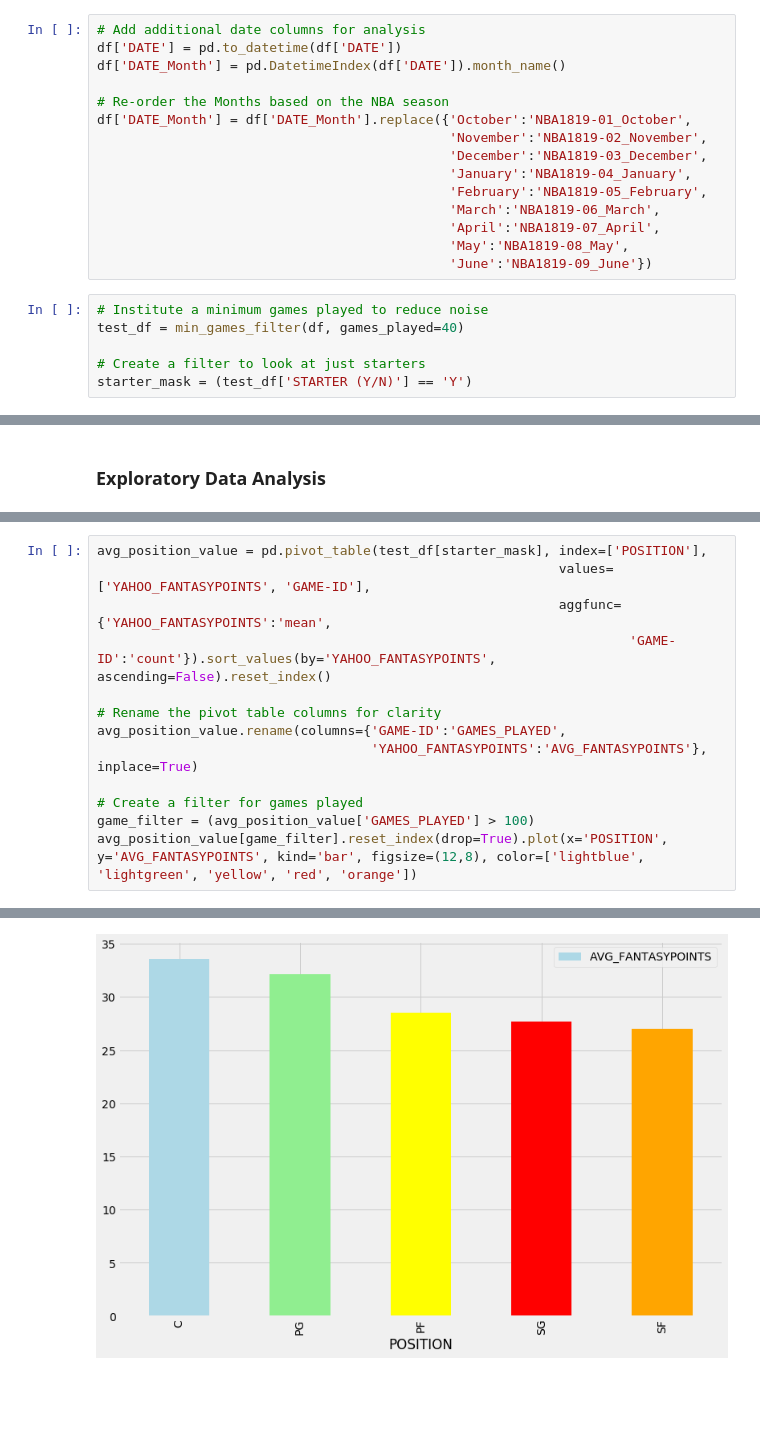
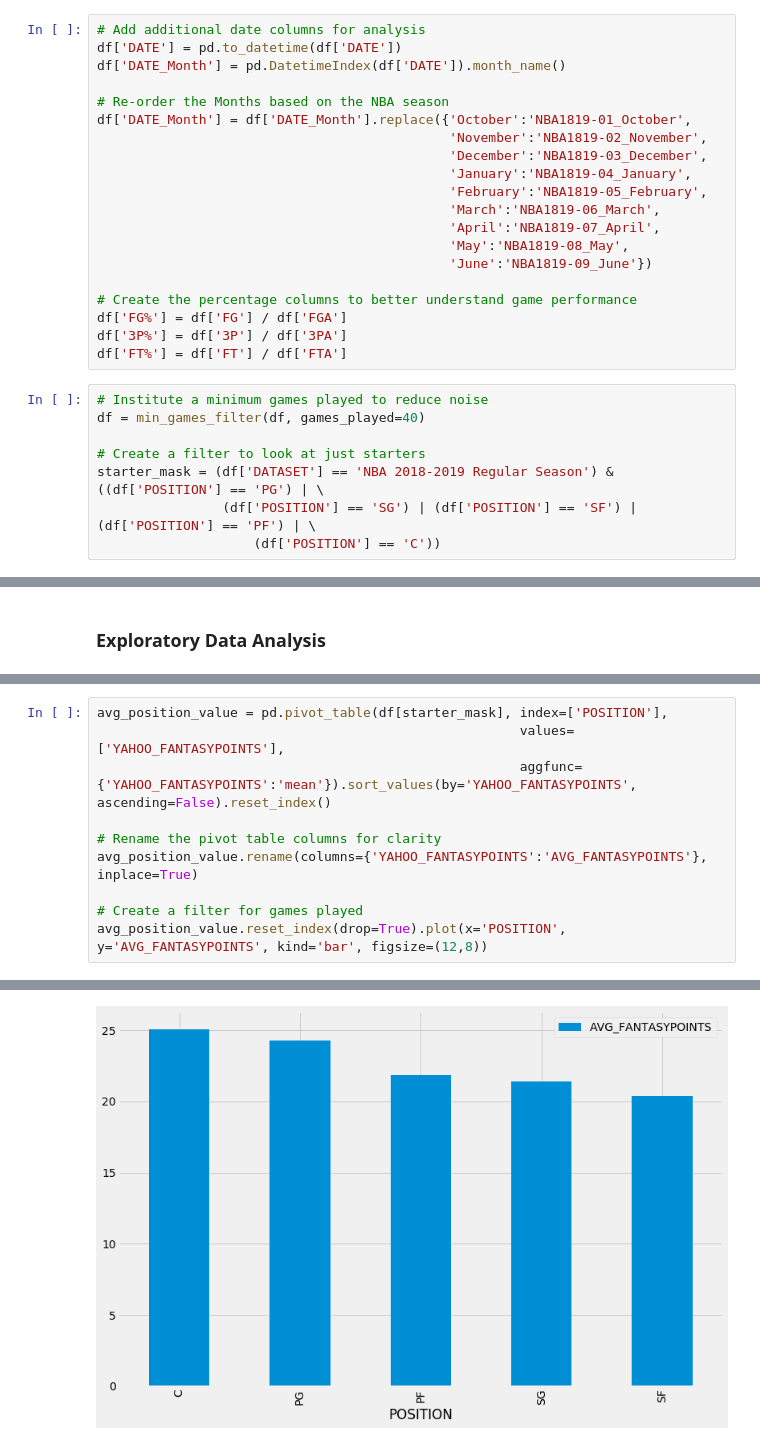
Before and after one commit to acheng1230/Udacity_DataScientist_Nanodegree, a Jupyter notebook: Project_01/ipynb/02_DataAnalysis_PlayerStats-DFS.ipynb, the cells around one changed output, grey strips where cells are left out. Drawn from its saved outputs; the diff is of its cells as text; blank space fills up the shorter version.

```diff
--- a/Project_01/ipynb/02_DataAnalysis_PlayerStats-DFS.ipynb
+++ b/Project_01/ipynb/02_DataAnalysis_PlayerStats-DFS.ipynb
@@ -92,9 +92,16 @@ df['DATE_Month'] = df['DATE_Month'].replace({'October':'NBA1819-01_October',
                                              'April':'NBA1819-07_April',
                                              'May':'NBA1819-08_May',
                                              'June':'NBA1819-09_June'})
+
+# Create the percentage columns to better understand game performance
+df['FG%'] = df['FG'] / df['FGA']
+df['3P%'] = df['3P'] / df['3PA']
+df['FT%'] = df['FT'] / df['FTA']
 # %%
 # Institute a minimum games played to reduce noise
-test_df = min_games_filter(df, games_played=40)
+df = min_games_filter(df, games_played=40)
 
 # Create a filter to look at just starters
-starter_mask = (test_df['STARTER (Y/N)'] == 'Y')
+starter_mask = (df['DATASET'] == 'NBA 2018-2019 Regular Season') & ((df['POSITION'] == 'PG') | \
+                (df['POSITION'] == 'SG') | (df['POSITION'] == 'SF') | (df['POSITION'] == 'PF') | \
+                    (df['POSITION'] == 'C'))
@@ -134,17 +133,14 @@ test_df[starter_mask].pivot_table(index=['DATE_Month'],
 # %%
-avg_position_value = pd.pivot_table(test_df[starter_mask], index=['POSITION'],
-                                                           values=['YAHOO_FANTASYPOINTS', 'GAME-ID'],
-                                                           aggfunc={'YAHOO_FANTASYPOINTS':'mean',
-                                                                    'GAME-ID':'count'}).sort_values(by='YAHOO_FANTASYPOINTS', ascending=False).reset_index()
+avg_position_value = pd.pivot_table(df[starter_mask], index=['POSITION'],
+                                                      values=['YAHOO_FANTASYPOINTS'],
+                                                      aggfunc={'YAHOO_FANTASYPOINTS':'mean'}).sort_values(by='YAHOO_FANTASYPOINTS', ascending=False).reset_index()
 
 # Rename the pivot table columns for clarity
-avg_position_value.rename(columns={'GAME-ID':'GAMES_PLAYED',
-                                   'YAHOO_FANTASYPOINTS':'AVG_FANTASYPOINTS'}, inplace=True)
+avg_position_value.rename(columns={'YAHOO_FANTASYPOINTS':'AVG_FANTASYPOINTS'}, inplace=True)
 
 # Create a filter for games played
-game_filter = (avg_position_value['GAMES_PLAYED'] > 100)
-avg_position_value[game_filter].reset_index(drop=True).plot(x='POSITION', y='AVG_FANTASYPOINTS', kind='bar', figsize=(12,8), color=['lightblue', 'lightgreen', 'yellow', 'red', 'orange'])
+avg_position_value.reset_index(drop=True).plot(x='POSITION', y='AVG_FANTASYPOINTS', kind='bar', figsize=(12,8))
 # %% [output]
 <matplotlib.axes._subplots.AxesSubplot at 0x...>
-[figure, old version]
+[figure, new version]
 # %%
```
Also changed, not shown: parts of 10 cells of this notebook, 2 other files.
